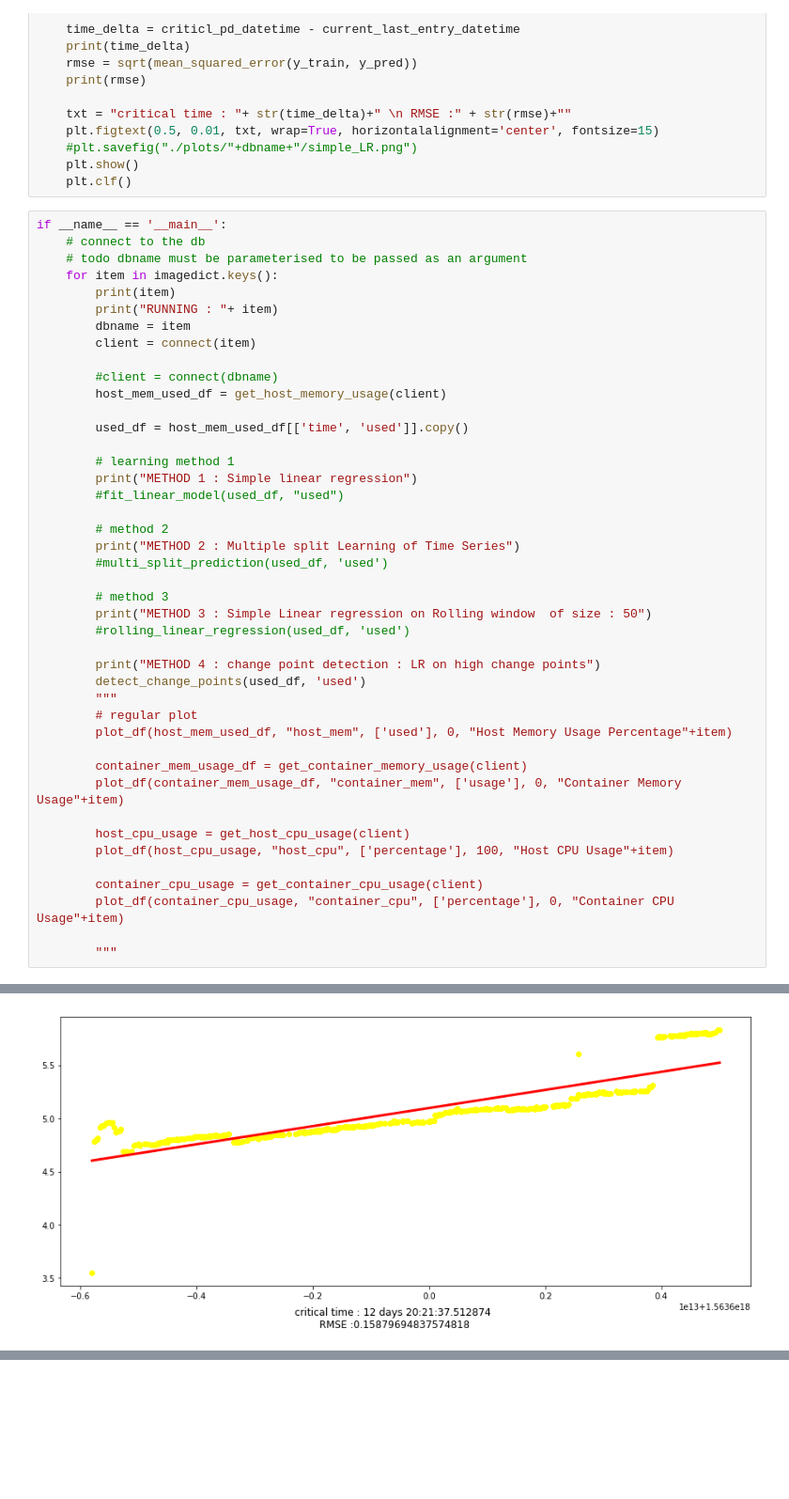
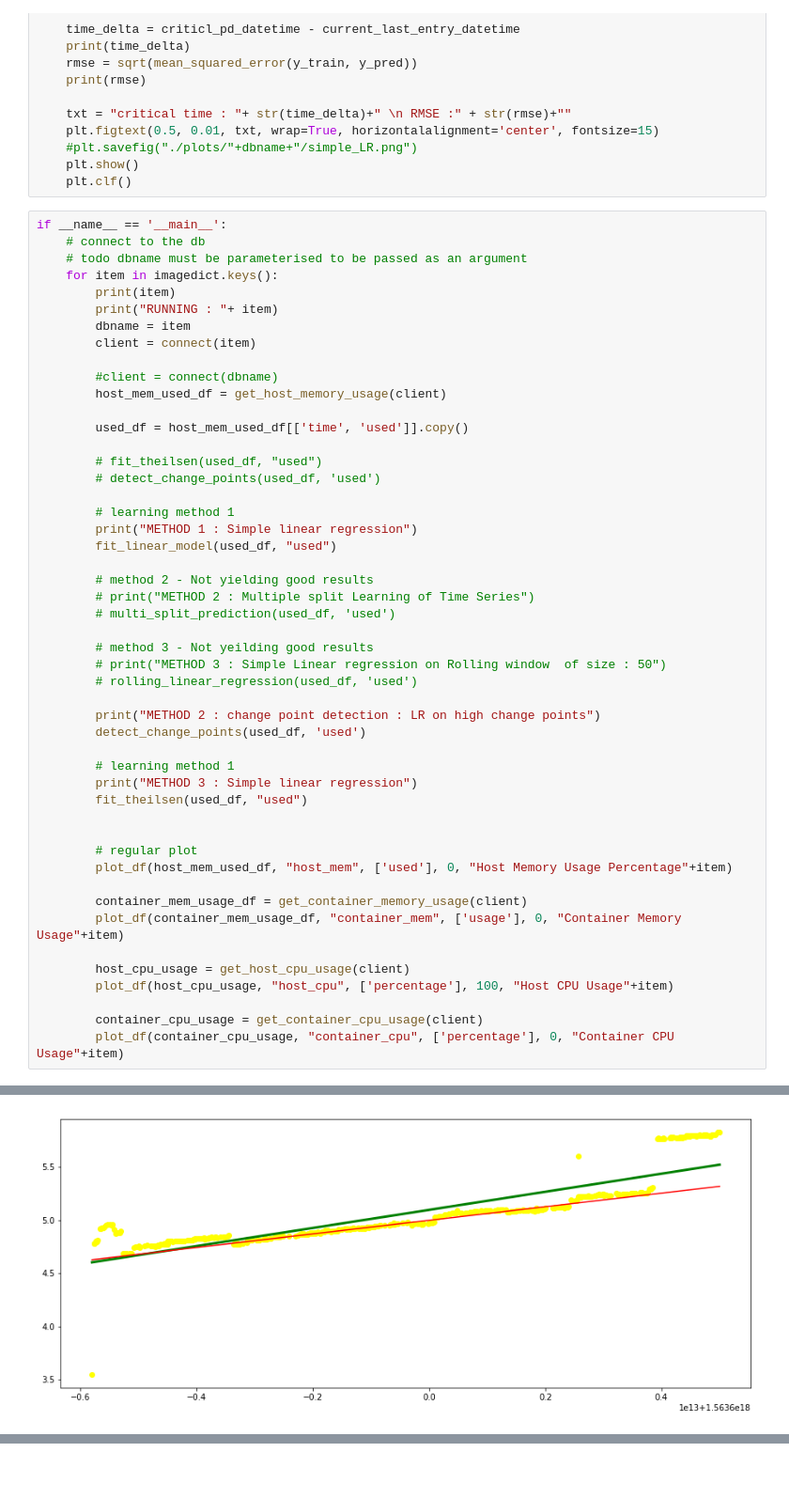
Before and after one commit to kulkarpo/GR-mem-acc-patterns, a Jupyter notebook: example/script_plot.ipynb, the cells around one changed output, grey strips where cells are left out. Shown at 94% size. Saved outputs shown, nothing was run; the diff lists cells and outputs as text; blank space fills up the shorter version.

```diff
--- a/example/script_plot.ipynb
+++ b/example/script_plot.ipynb
@@ -825,21 +856,29 @@ if __name__ == '__main__':
 
         used_df = host_mem_used_df[['time', 'used']].copy()
 
+        # fit_theilsen(used_df, "used")
+        # detect_change_points(used_df, 'used')
+
         # learning method 1
         print("METHOD 1 : Simple linear regression")
-        #fit_linear_model(used_df, "used")
+        fit_linear_model(used_df, "used")
 
-        # method 2
-        print("METHOD 2 : Multiple split Learning of Time Series")
-        #multi_split_prediction(used_df, 'used')
+        # method 2 - Not yielding good results
+        # print("METHOD 2 : Multiple split Learning of Time Series")
+        # multi_split_prediction(used_df, 'used')
 
-        # method 3
-        print("METHOD 3 : Simple Linear regression on Rolling window  of size : 50")
-        #rolling_linear_regression(used_df, 'used')
+        # method 3 - Not yeilding good results
+        # print("METHOD 3 : Simple Linear regression on Rolling window  of size : 50")
+        # rolling_linear_regression(used_df, 'used')
 
-        print("METHOD 4 : change point detection : LR on high change points")
+        print("METHOD 2 : change point detection : LR on high change points")
         detect_change_points(used_df, 'used')
-        """
+
+        # learning method 1
+        print("METHOD 3 : Simple linear regression")
+        fit_theilsen(used_df, "used")
+
+
         # regular plot
         plot_df(host_mem_used_df, "host_mem", ['used'], 0, "Host Memory Usage Percentage"+item)
 
@@ -851,8 +890,6 @@ if __name__ == '__main__':
 
         container_cpu_usage = get_container_cpu_usage(client)
         plot_df(container_cpu_usage, "container_cpu", ['percentage'], 0, "Container CPU Usage"+item)
-
-        """
 # %% [output]
 nodejs-gc-test-leak
 RUNNING : nodejs-gc-test-leak
@@ -866,4 +902,4 @@ METHOD 4 : change point detection : LR on high change points
-[figure, old version]
+[figure, new version]
 script-basic-java-sleep1min-leak
 RUNNING : script-basic-java-sleep1min-leak
 select value from node_memory_MemTotal_bytes where time >= '2019-07-19T12:25:23.172Z' AND time <= '2019-07-19T15:26:38.172Z'
```
Also changed, not shown: parts of 8 cells of this notebook, 2 other files.
